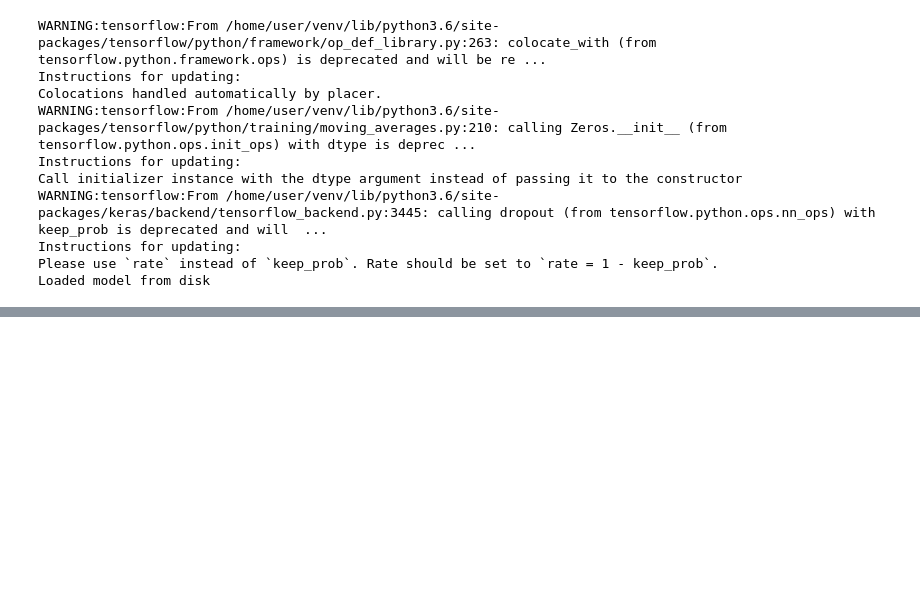
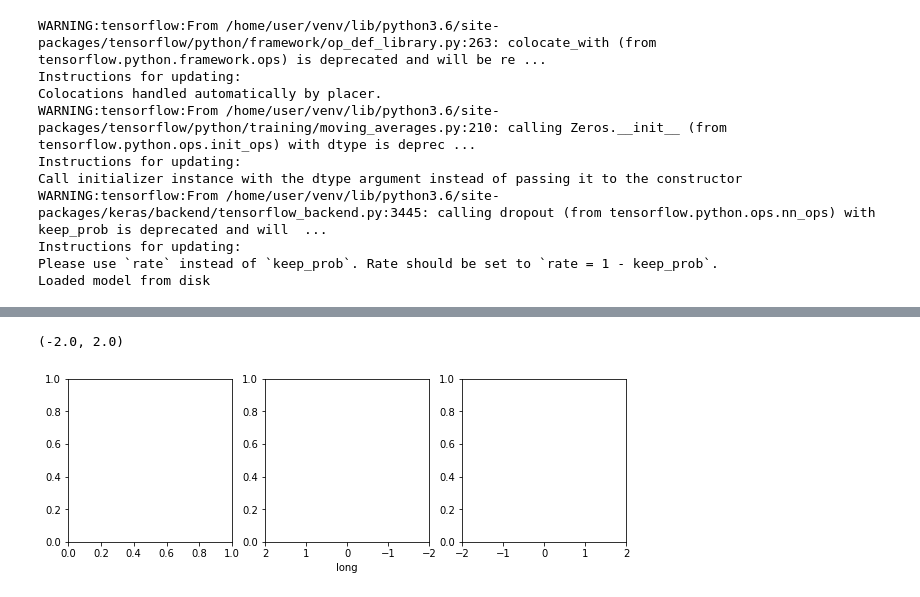
Before and after one commit to quan-dao/ECN-E2E, a Jupyter notebook: s1p10_demo/checkout_image.ipynb, the cells around one changed output, grey strips where cells are left out. Saved outputs shown, nothing was run; the diff lists cells and outputs as text; code cells hidden in the pictures; blank space fills up the shorter version.

```diff
--- a/s1p10_demo/checkout_image.ipynb
+++ b/s1p10_demo/checkout_image.ipynb
@@ -178,0 +245,12 @@ plt.show()
+# %%
+f = plt.figure(figsize=(10,3))
+ax = f.add_subplot(131)
+ax.set_title('')
+ax2 = f.add_subplot(132)
+ax2.set_xlim(2., -2.)
+ax2.set_xlabel("long")
+ax3 = f.add_subplot(133)
+ax3.set_xlim(-2., 2.)
+# %% [output]
+(-2.0, 2.0)
+[figure, added]
```
Also changed, not shown: parts of 22 cells of this notebook, 6 other files.
